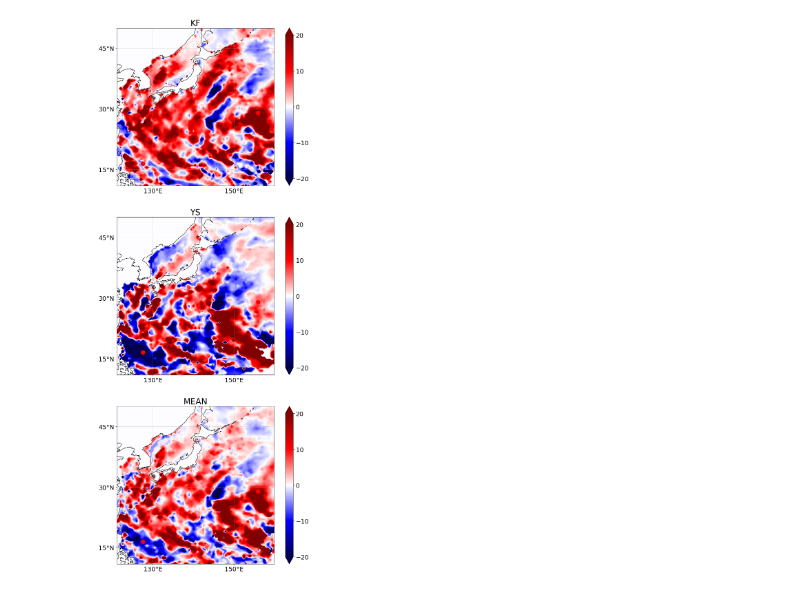
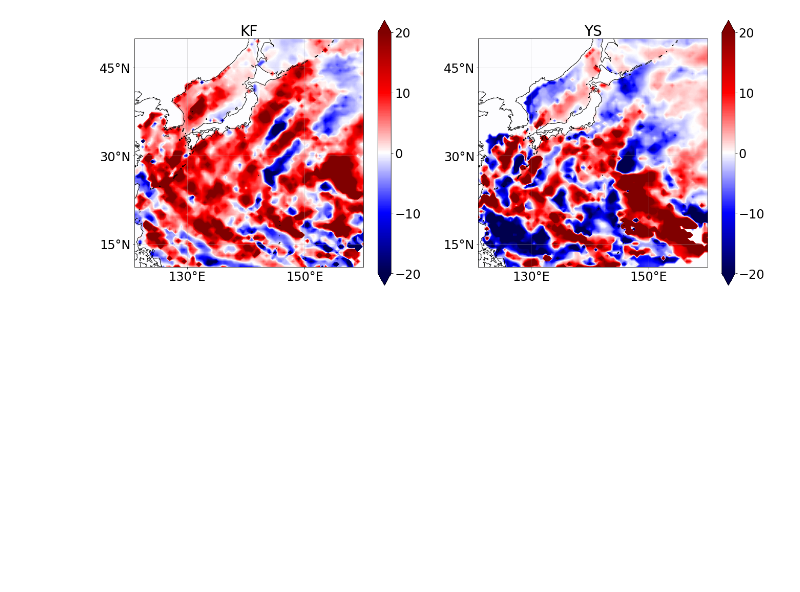
Before and after one commit to greedtn/MRI-AGCM3.2H, a Jupyter notebook: 100y_vizualize(100)(thr=6)/RV_diff.ipynb, the cells around one changed output. Drawn from its saved outputs; the diff is of its cells as text; code cells hidden in the pictures; blank space fills up the shorter version.

```diff
--- a/100y_vizualize(100)(thr=6)/RV_diff.ipynb
+++ b/100y_vizualize(100)(thr=6)/RV_diff.ipynb
@@ -87,69 +87,69 @@ DATA_P.append((DATA_P[0] + DATA_P[1]) / 2)
 #     ax.grid()
 #     ax.coastlines()
 #     gl = ax.gridlines(crs=ccrs.PlateCarree(), draw_labels=False, alpha=0.5) # 経度線・緯度線ラベルを無効
 #     gl.xlocator = ticker.FixedLocator([130, 150]) # 経度線
 #     gl.ylocator = ticker.FixedLocator([15, 30, 45]) # 緯度線
 # plt.subplots_adjust(left=0.05, right=0.95, bottom=0.05, top=0.95)
 # plt.savefig("../img/100y_rv.png")
 # plt.show()
 
-# 描画(差)
-fig = plt.figure(figsize=(10, 24))
-levels = np.arange(-20, 20.01, 0.1)
-cmap = copy.copy(mpl.cm.get_cmap("seismic"))
-INDEX = [79*67 + 13, 79*53 + 32, 79*42 + 70]
-for i in range(3):
-    ax = fig.add_subplot(3, 1, i + 1, projection=ccrs.PlateCarree())
-    a = plt.contourf(lons, lats, DATA_F[i] - DATA_P[i], levels=levels, transform=ccrs.PlateCarree(), cmap=cmap, extend='both')
-    c_bar = plt.colorbar(a, ticks=[-20, -10, 0, 10, 20])
-    c_bar.ax.tick_params(labelsize=18)
-    c_bar.ax.yaxis.set_minor_locator(ticker.NullLocator())
-    ax.set_xticks([130,150], crs=ccrs.PlateCarree()) # gridを引く経度を指定 360にすると0Wが出ない
-    ax.set_yticks([15, 30, 45], crs=ccrs.PlateCarree()) # gridを引く緯度を指定
-    lon_formatter = LongitudeFormatter(zero_direction_label=True) # 経度
-    lat_formatter = LatitudeFormatter() # 緯度。formatを指定することも可能
-    ### テストプロット
-    for idx in INDEX:
-        ax.plot(lons[idx // 79][idx % 79], lats[idx // 79][idx % 79], 'ro',markersize='12')
-    ### テストプロット
-    ax.xaxis.set_major_formatter(lon_formatter)
-    ax.yaxis.set_major_formatter(lat_formatter)
-    ax.axes.tick_params(labelsize=18)
-    ax.grid()
-    ax.coastlines()
-    gl = ax.gridlines(crs=ccrs.PlateCarree(), draw_labels=False, alpha=0.5) # 経度線・緯度線ラベルを無効
-    gl.xlocator = ticker.FixedLocator([130, 150]) # 経度線
-    gl.ylocator = ticker.FixedLocator([15, 30, 45]) # 緯度線
-    ax.set_title(MODEL[i], fontsize=24)
-plt.subplots_adjust(left=0.05, right=0.95, bottom=0.05, top=0.95)
-plt.savefig("../img/diff_of_100y_rv.png")
-plt.show()
-
-# # 描画(要旨用)(差)
-# fig = plt.figure(figsize=(10, 16))
+# # 描画(差)
+# fig = plt.figure(figsize=(10, 24))
 # levels = np.arange(-20, 20.01, 0.1)
 # cmap = copy.copy(mpl.cm.get_cmap("seismic"))
-# for i in range(2):
-#     ax = fig.add_subplot(2, 1, i + 1, projection=ccrs.PlateCarree())
+# INDEX = [79*67 + 13, 79*43 + 23, 79*51 + 39, 79*42 + 60, 79*20 + 70]
+# for i in range(3):
+#     ax = fig.add_subplot(3, 1, i + 1, projection=ccrs.PlateCarree())
 #     a = plt.contourf(lons, lats, DATA_F[i] - DATA_P[i], levels=levels, transform=ccrs.PlateCarree(), cmap=cmap, extend='both')
 #     c_bar = plt.colorbar(a, ticks=[-20, -10, 0, 10, 20])
 #     c_bar.ax.tick_params(labelsize=18)
 #     c_bar.ax.yaxis.set_minor_locator(ticker.NullLocator())
 #     ax.set_xticks([130,150], crs=ccrs.PlateCarree()) # gridを引く経度を指定 360にすると0Wが出ない
 #     ax.set_yticks([15, 30, 45], crs=ccrs.PlateCarree()) # gridを引く緯度を指定
 #     lon_formatter = LongitudeFormatter(zero_direction_label=True) # 経度
 #     lat_formatter = LatitudeFormatter() # 緯度。formatを指定することも可能
+#     ### テストプロット
+#     for idx in INDEX:
+#         ax.plot(lons[idx // 79][idx % 79], lats[idx // 79][idx % 79], 'ro',markersize='12')
+#     ### テストプロット
 #     ax.xaxis.set_major_formatter(lon_formatter)
 #     ax.yaxis.set_major_formatter(lat_formatter)
 #     ax.axes.tick_params(labelsize=18)
 #     ax.grid()
 #     ax.coastlines()
 #     gl = ax.gridlines(crs=ccrs.PlateCarree(), draw_labels=False, alpha=0.5) # 経度線・緯度線ラベルを無効
 #     gl.xlocator = ticker.FixedLocator([130, 150]) # 経度線
 #     gl.ylocator = ticker.FixedLocator([15, 30, 45]) # 緯度線
 #     ax.set_title(MODEL[i], fontsize=24)
-# fig.subplots_adjust(left=0.05, right=1.0, bottom=0.05, top=0.95, hspace=0.1) #この1行を入れる
-# plt.savefig("../img/diff_of_100y_rv_for_sum.png")
+# plt.subplots_adjust(left=0.05, right=0.95, bottom=0.05, top=0.95)
+# plt.savefig("../img/diff_of_100y_rv.png")
 # plt.show()
+
+# 描画(要旨用)(差)
+fig = plt.figure(figsize=(18, 8))
+levels = np.arange(-20, 20.01, 0.1)
+cmap = copy.copy(mpl.cm.get_cmap("seismic"))
+for i in range(2):
+    ax = fig.add_subplot(1, 2, i + 1, projection=ccrs.PlateCarree())
+    a = plt.contourf(lons, lats, DATA_F[i] - DATA_P[i], levels=levels, transform=ccrs.PlateCarree(), cmap=cmap, extend='both')
+    c_bar = plt.colorbar(a, ticks=[-20, -10, 0, 10, 20])
+    c_bar.ax.tick_params(labelsize=24)
+    c_bar.ax.yaxis.set_minor_locator(ticker.NullLocator())
+    ax.set_xticks([130,150], crs=ccrs.PlateCarree()) # gridを引く経度を指定 360にすると0Wが出ない
+    ax.set_yticks([15, 30, 45], crs=ccrs.PlateCarree()) # gridを引く緯度を指定
+    lon_formatter = LongitudeFormatter(zero_direction_label=True) # 経度
+    lat_formatter = LatitudeFormatter() # 緯度。formatを指定することも可能
+    ax.xaxis.set_major_formatter(lon_formatter)
+    ax.yaxis.set_major_formatter(lat_formatter)
+    ax.axes.tick_params(labelsize=24)
+    ax.grid()
+    ax.coastlines()
+    gl = ax.gridlines(crs=ccrs.PlateCarree(), draw_labels=False, alpha=0.5) # 経度線・緯度線ラベルを無効
+    gl.xlocator = ticker.FixedLocator([130, 150]) # 経度線
+    gl.ylocator = ticker.FixedLocator([15, 30, 45]) # 緯度線
+    ax.set_title(MODEL[i], fontsize=28)
+fig.subplots_adjust(left=0.05, right=1.0, bottom=0.05, top=0.95) #この1行を入れる
+plt.savefig("../img/diff_of_100y_rv_for_sum.png")
+plt.show()
 # %% [output]
-[figure, old version]
+[figure, new version]
```
Also changed, not shown: 13 other files.
